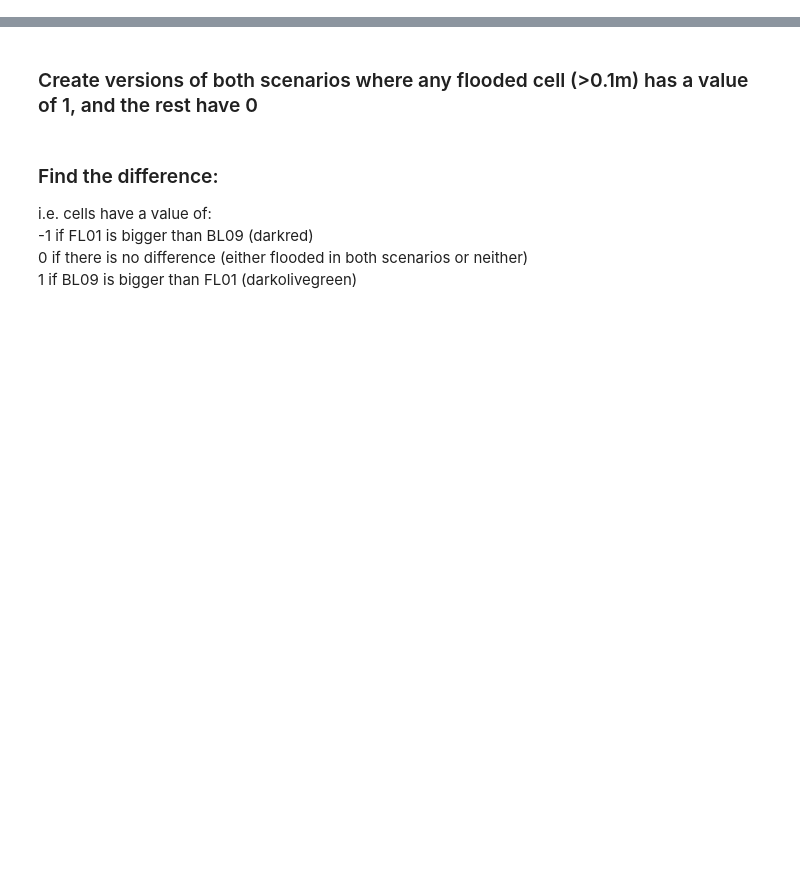
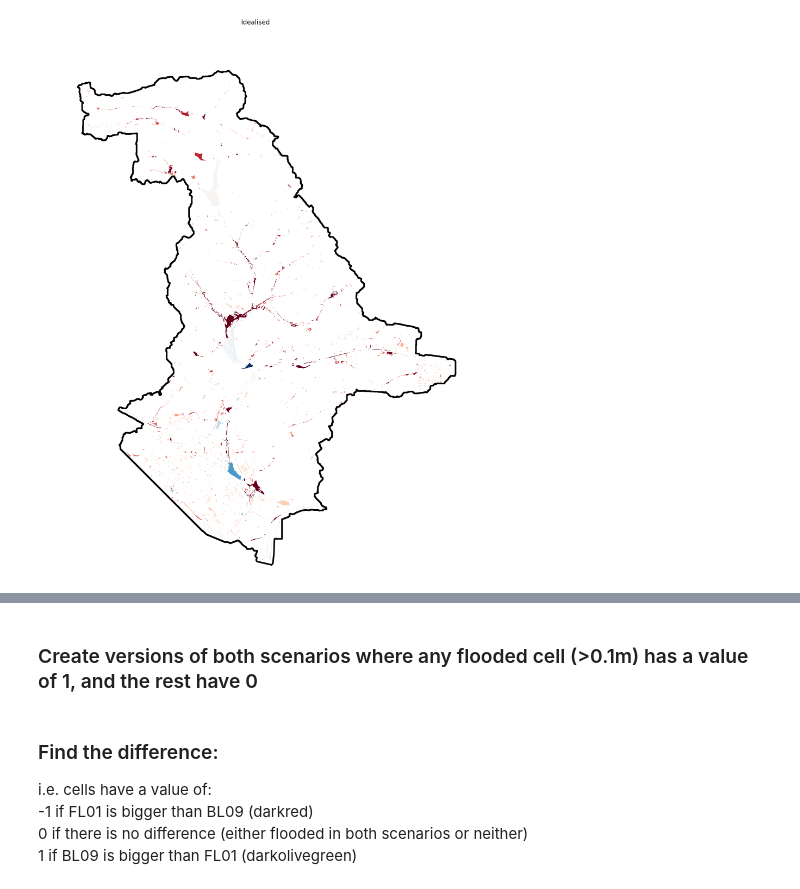
Before and after one commit to masher92/UKCP18, a Jupyter notebook: CatchmentAnalysis/ProcessModelResults/SpatialPlots-Copy1.ipynb, the cells around one changed output, grey strips where cells are left out. Drawn from its saved outputs; the diff is of its cells as text; code cells hidden in the pictures; blank space fills up the shorter version.

```diff
--- a/CatchmentAnalysis/ProcessModelResults/SpatialPlots-Copy1.ipynb
+++ b/CatchmentAnalysis/ProcessModelResults/SpatialPlots-Copy1.ipynb
@@ -463,0 +241,6 @@ find_difference_between_extremes(wb_dict, 'Depth', 'Observed')
+# %%
+fig, axs = plt.subplots(ncols=1, figsize=(24, 40))
+plot_difference_between_extremes(wb_dict, 'Depth', 'Idealised', axs, False)
+# plot_difference_between_extremes(wb_dict, 'Depth', 'Observed', axs[1], False, True)
+# %% [output]
+[figure, added]
```
Also changed, not shown: parts of 56 cells of this notebook.
